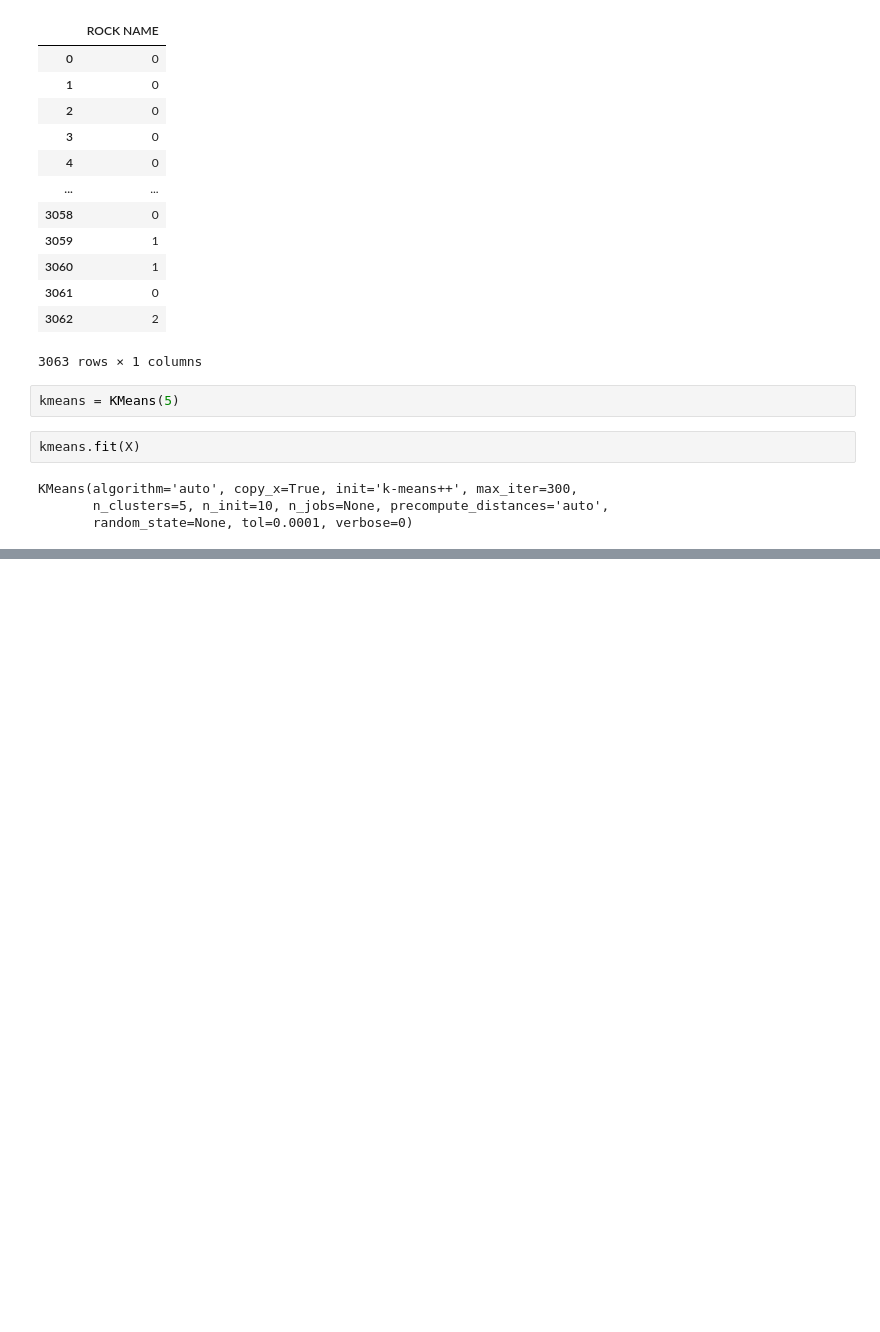
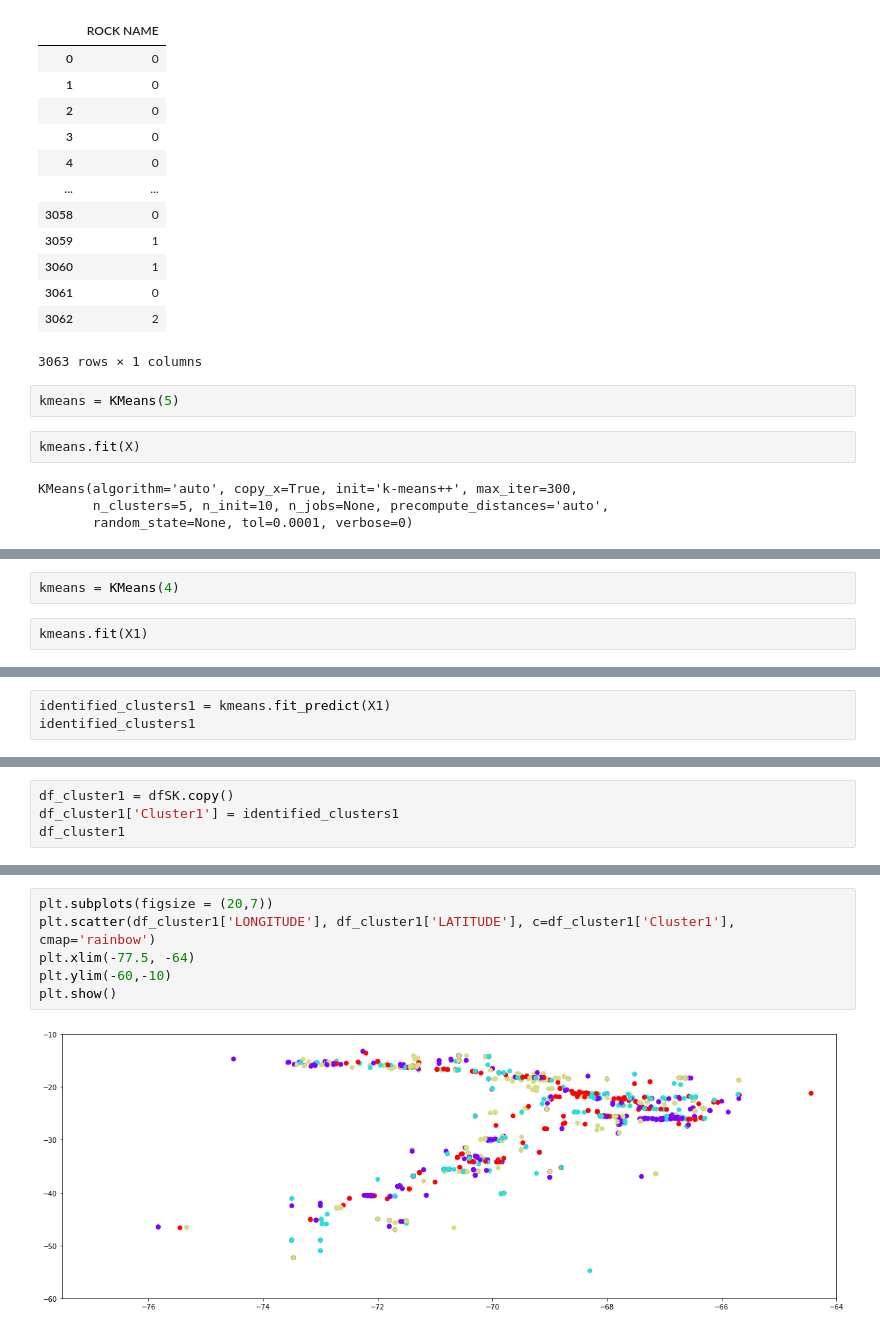
Before and after one commit to DSEI21000-S21/project-clustering-geological-samples, a Jupyter notebook: Geological_Samples_ML_Project.ipynb, the cells around one changed output, grey strips where cells are left out. Cells and saved outputs as stored; diff of their text form; blank space fills up the shorter version.

```diff
--- a/Geological_Samples_ML_Project.ipynb
+++ b/Geological_Samples_ML_Project.ipynb
@@ -474,0 +520,4 @@ plt.show()
+# %%
+kmeans = KMeans(4)
+# %%
+kmeans.fit(X1)
@@ -474,0 +528,3 @@ plt.show()
+# %%
+identified_clusters1 = kmeans.fit_predict(X1)
+identified_clusters1
@@ -474,0 +533,4 @@ plt.show()
+# %%
+df_cluster1 = dfSK.copy()
+df_cluster1['Cluster1'] = identified_clusters1
+df_cluster1
@@ -474,0 +551,8 @@ plt.show()
+# %%
+plt.subplots(figsize = (20,7))
+plt.scatter(df_cluster1['LONGITUDE'], df_cluster1['LATITUDE'], c=df_cluster1['Cluster1'], cmap='rainbow')
+plt.xlim(-77.5, -64)
+plt.ylim(-60,-10)
+plt.show()
+# %% [output]
+[figure, added]
```
Also changed, not shown: parts of 14 cells of this notebook.
